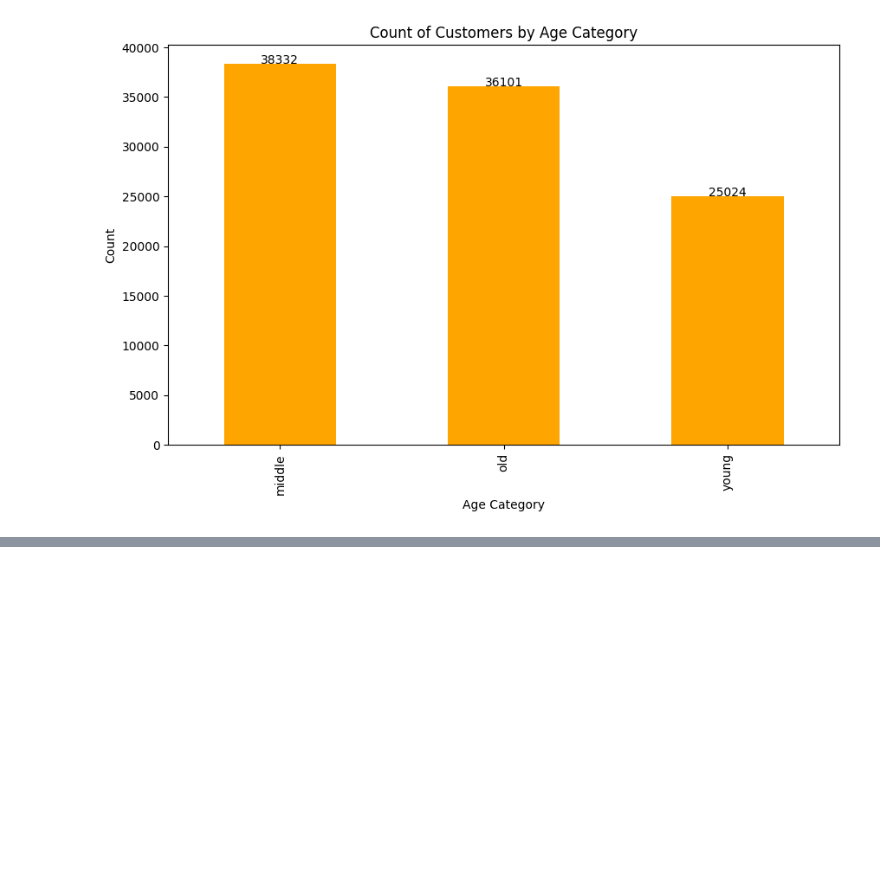
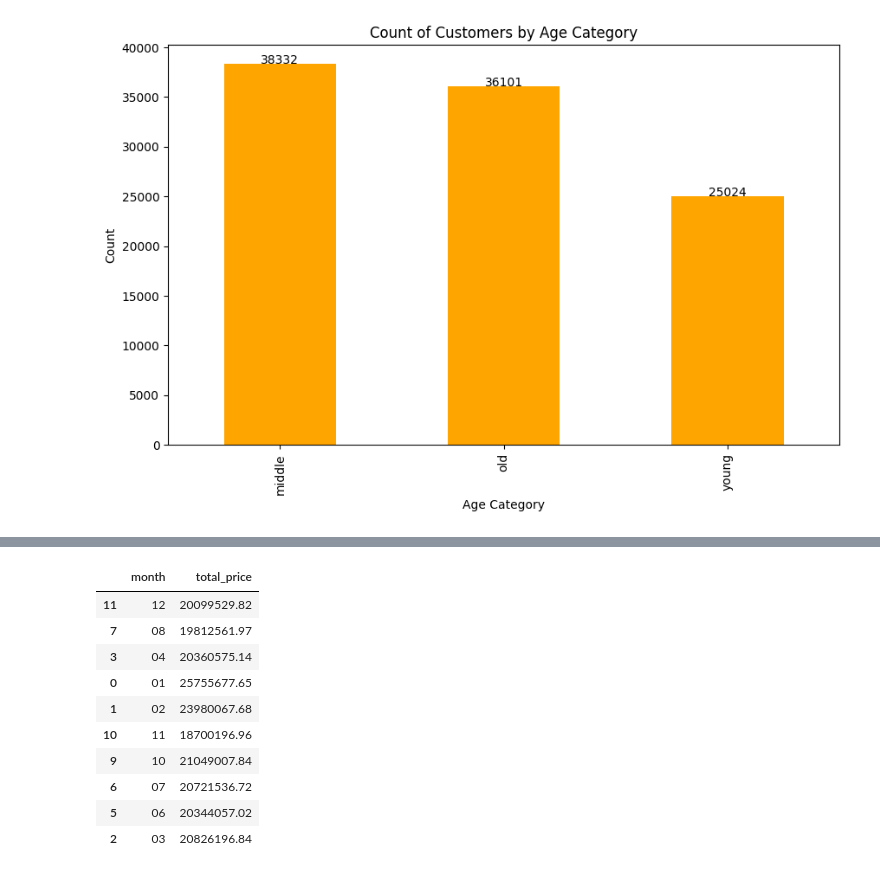
Before and after one commit to ahmethakangul/Customer-Shopping-DataAnalysis, a Jupyter notebook: c1_shoppinganalysis.ipynb, the cells around one changed output, grey strips where cells are left out. Saved outputs shown, nothing was run; the diff lists cells and outputs as text; code cells hidden in the pictures; blank space fills up the shorter version.

```diff
--- a/c1_shoppinganalysis.ipynb
+++ b/c1_shoppinganalysis.ipynb
@@ -304,0 +331,15 @@ plt.show()
+# %%
+grouped_df = data.groupby('month')['total_price'].sum().reset_index()
+grouped_df.sample(10)
+# %% [output]
+|  | month | total_price |
+| 11 | 12 | 20099529.82 |
+| 7 | 08 | 19812561.97 |
+| 3 | 04 | 20360575.14 |
+| 0 | 01 | 25755677.65 |
+| 1 | 02 | 23980067.68 |
+| 10 | 11 | 18700196.96 |
+| 9 | 10 | 21049007.84 |
+| 6 | 07 | 20721536.72 |
+| 5 | 06 | 20344057.02 |
+| 2 | 03 | 20826196.84 |
```
Also changed, not shown: parts of 14 cells of this notebook.
